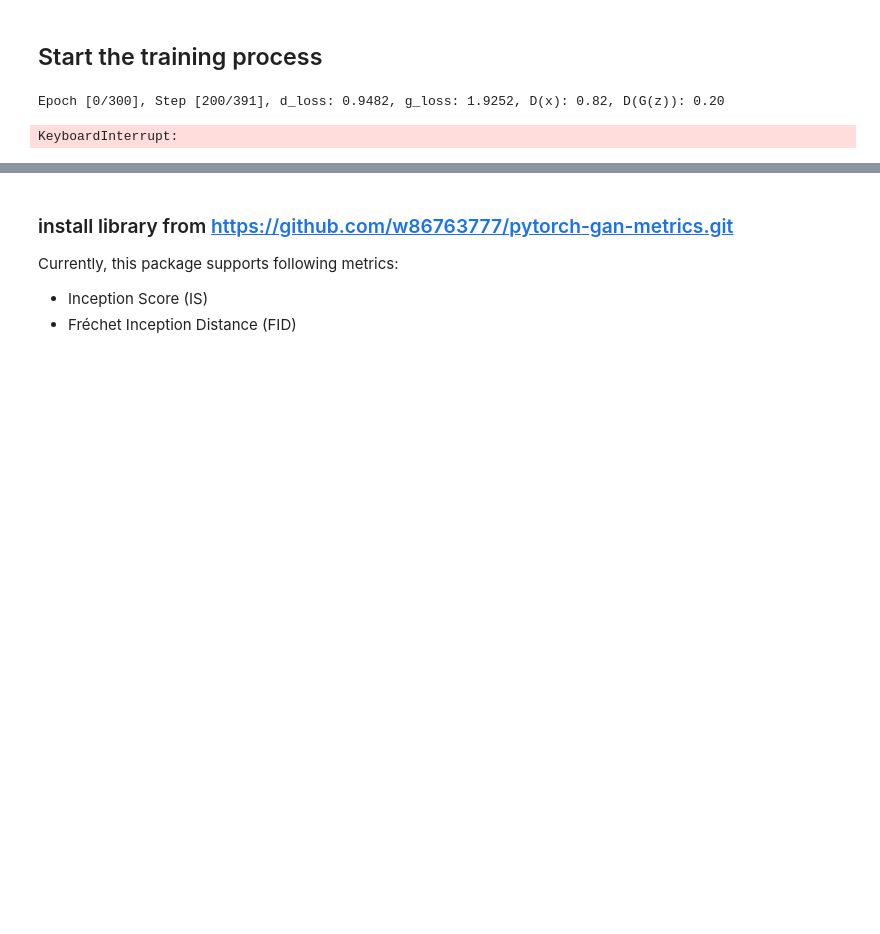
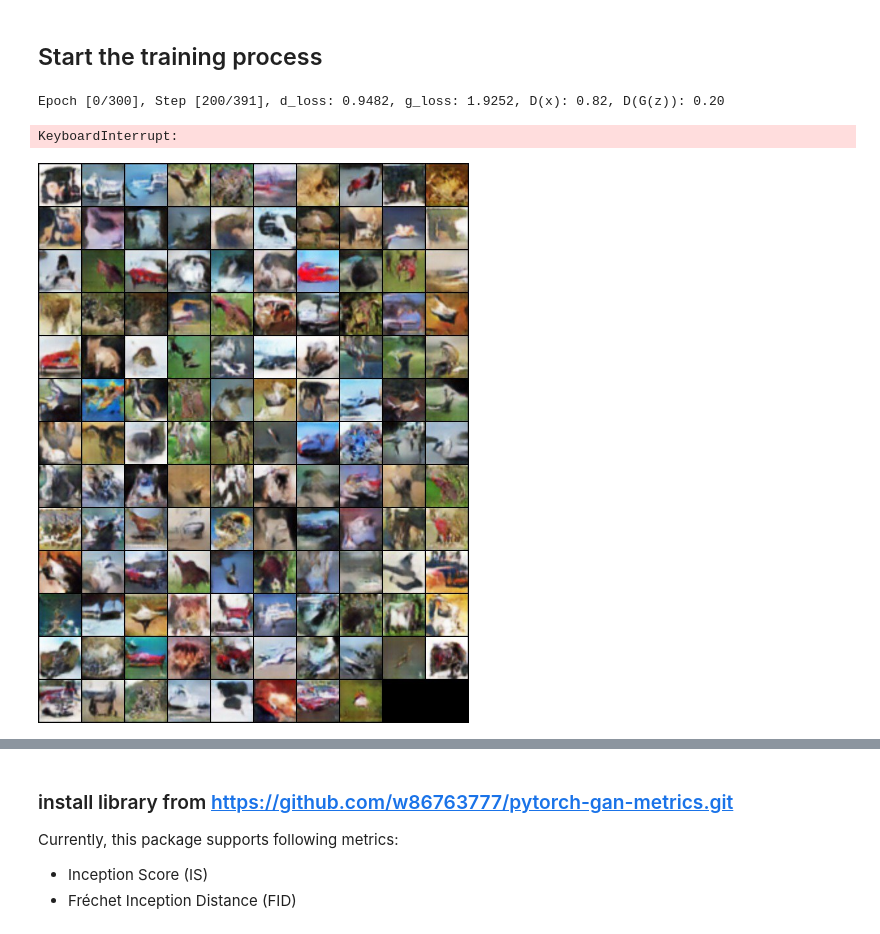
Before and after one commit to djzhendogg/Generative-Models-2025-ITMO, a Jupyter notebook: Assignment 3/3_tricks_metrics.ipynb, the cells around one changed output, grey strips where cells are left out. Saved outputs shown, nothing was run; the diff lists cells and outputs as text; code cells hidden in the pictures; blank space fills up the shorter version.

```diff
--- a/Assignment 3/3_tricks_metrics.ipynb
+++ b/Assignment 3/3_tricks_metrics.ipynb
@@ -486,4 +486,6 @@ g_losses = np.load('/content/g_losses.npy')
 real_scores = np.load('/content/real_scores.npy')
 fake_scores = np.load('/content/fake_scores.npy')
 # %%
-Image(os.path.join(CFG.sample_dir, 'fake_images-125.png'))
+Image(os.path.join(CFG.sample_dir, 'fake_images-0125.jpg'))
+# %% [output]
+[figure, added]
```
Also changed, not shown: parts of 3 cells of this notebook.
